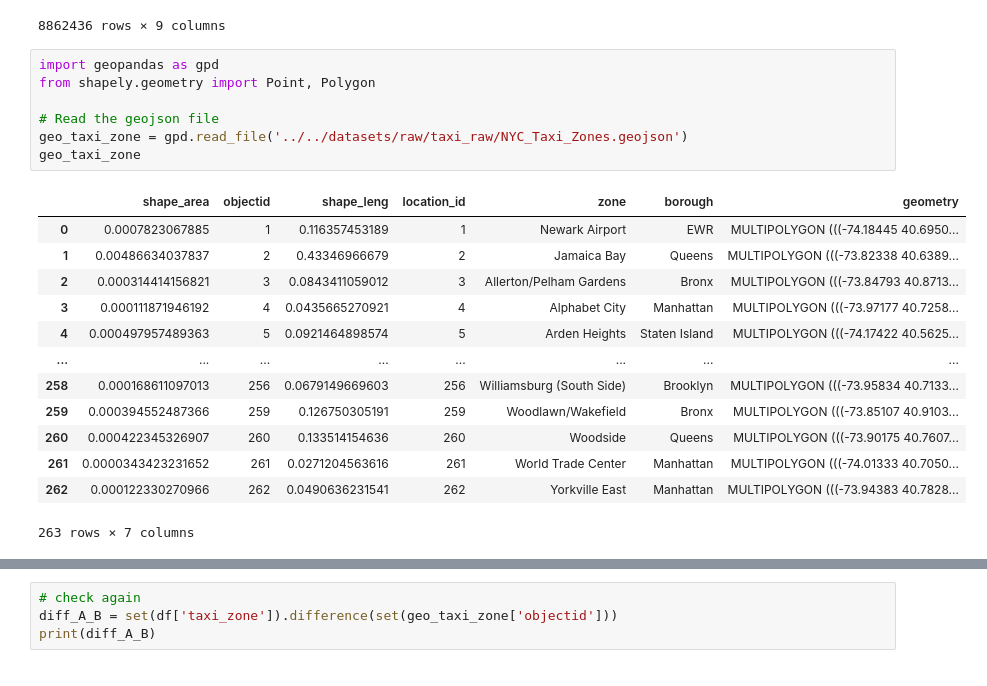
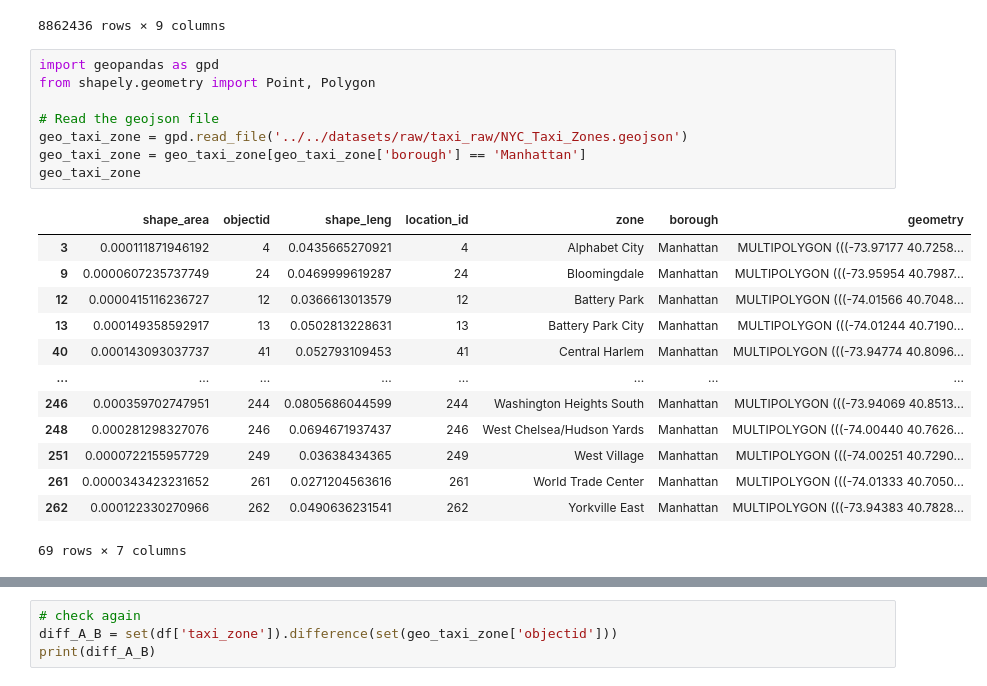
Before and after one commit to HelloMum/COMP47360-Smart-Tourist-Guide, a Jupyter notebook: src/data_processing/notebooks/hvfh/HighVolumeForHire.ipynb, the cells around one changed output, grey strips where cells are left out. Drawn from its saved outputs; the diff is of its cells as text.

```diff
--- a/src/data_processing/notebooks/hvfh/HighVolumeForHire.ipynb
+++ b/src/data_processing/notebooks/hvfh/HighVolumeForHire.ipynb
@@ -805,24 +805,25 @@ df
 # %%
 import geopandas as gpd
 from shapely.geometry import Point, Polygon
 
 # Read the geojson file
 geo_taxi_zone = gpd.read_file('../../datasets/raw/taxi_raw/NYC_Taxi_Zones.geojson')
+geo_taxi_zone = geo_taxi_zone[geo_taxi_zone['borough'] == 'Manhattan']
 geo_taxi_zone
 # %% [output]
 |  | shape_area | objectid | shape_leng | location_id | zone | borough | geometry |
-| 0 | 0.0007823067885 | 1 | 0.116357453189 | 1 | Newark Airport | EWR | MULTIPOLYGON (((-74.18445 40.6950... |
-| 1 | 0.00486634037837 | 2 | 0.43346966679 | 2 | Jamaica Bay | Queens | MULTIPOLYGON (((-73.82338 40.6389... |
-| 2 | 0.000314414156821 | 3 | 0.0843411059012 | 3 | Allerton/Pelham Gardens | Bronx | MULTIPOLYGON (((-73.84793 40.8713... |
 | 3 | 0.000111871946192 | 4 | 0.0435665270921 | 4 | Alphabet City | Manhattan | MULTIPOLYGON (((-73.97177 40.7258... |
-| 4 | 0.000497957489363 | 5 | 0.0921464898574 | 5 | Arden Heights | Staten Island | MULTIPOLYGON (((-74.17422 40.5625... |
+| 9 | 0.0000607235737749 | 24 | 0.0469999619287 | 24 | Bloomingdale | Manhattan | MULTIPOLYGON (((-73.95954 40.7987... |
+| 12 | 0.0000415116236727 | 12 | 0.0366613013579 | 12 | Battery Park | Manhattan | MULTIPOLYGON (((-74.01566 40.7048... |
+| 13 | 0.000149358592917 | 13 | 0.0502813228631 | 13 | Battery Park City | Manhattan | MULTIPOLYGON (((-74.01244 40.7190... |
+| 40 | 0.000143093037737 | 41 | 0.052793109453 | 41 | Central Harlem | Manhattan | MULTIPOLYGON (((-73.94774 40.8096... |
 | ... | ... | ... | ... | ... | ... | ... | ... |
-| 258 | 0.000168611097013 | 256 | 0.0679149669603 | 256 | Williamsburg (South Side) | Brooklyn | MULTIPOLYGON (((-73.95834 40.7133... |
-| 259 | 0.000394552487366 | 259 | 0.126750305191 | 259 | Woodlawn/Wakefield | Bronx | MULTIPOLYGON (((-73.85107 40.9103... |
-| 260 | 0.000422345326907 | 260 | 0.133514154636 | 260 | Woodside | Queens | MULTIPOLYGON (((-73.90175 40.7607... |
+| 246 | 0.000359702747951 | 244 | 0.0805686044599 | 244 | Washington Heights South | Manhattan | MULTIPOLYGON (((-73.94069 40.8513... |
+| 248 | 0.000281298327076 | 246 | 0.0694671937437 | 246 | West Chelsea/Hudson Yards | Manhattan | MULTIPOLYGON (((-74.00440 40.7626... |
+| 251 | 0.0000722155957729 | 249 | 0.03638434365 | 249 | West Village | Manhattan | MULTIPOLYGON (((-74.00251 40.7290... |
 | 261 | 0.0000343423231652 | 261 | 0.0271204563616 | 261 | World Trade Center | Manhattan | MULTIPOLYGON (((-74.01333 40.7050... |
 | 262 | 0.000122330270966 | 262 | 0.0490636231541 | 262 | Yorkville East | Manhattan | MULTIPOLYGON (((-73.94383 40.7828... |
-263 rows × 7 columns
+69 rows × 7 columns
 # %%
 # Plot the GeoDataFrame
 geo_taxi_zone.plot()
```
Also changed, not shown: parts of 12 cells of this notebook, 14 other files.
